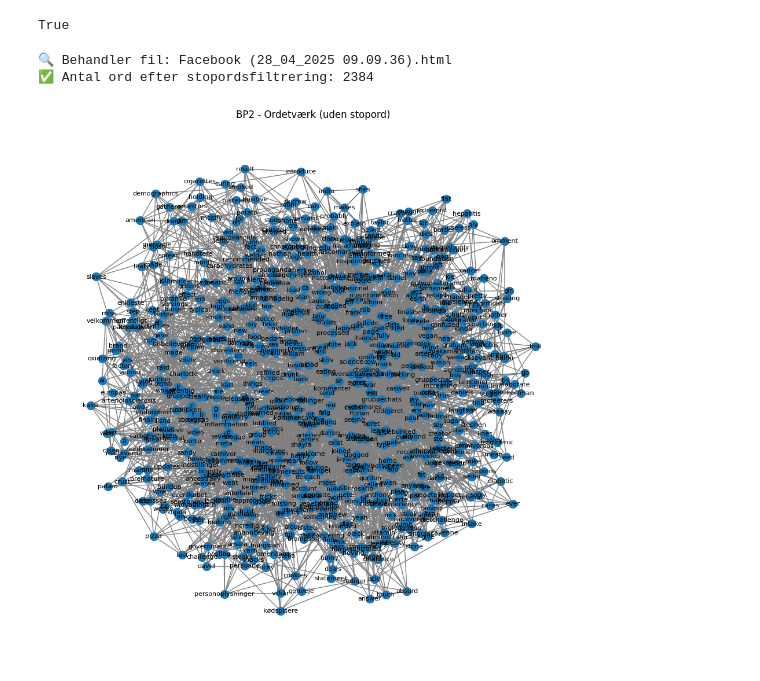
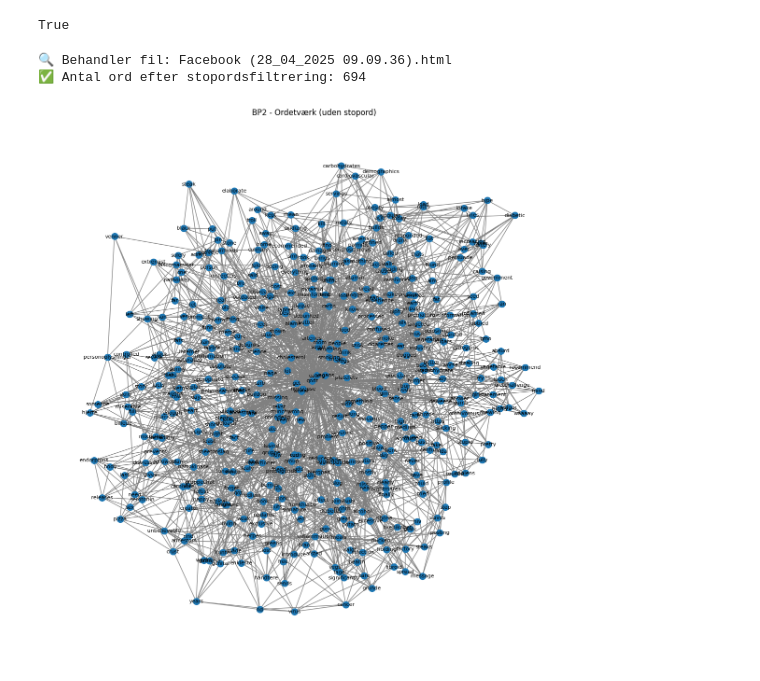
Before and after one commit to SRegaard/Workshop-1., a Jupyter notebook: Test_til_bp2.ipynb, the cells around one changed output. Drawn from its saved outputs; the diff is of its cells as text; code cells hidden in the pictures.

```diff
--- a/Test_til_bp2.ipynb
+++ b/Test_til_bp2.ipynb
@@ -51,17 +51,32 @@ True
 # 📌 5. Funktioner (med robust tokenizer + stopord på både dansk og engelsk)
 tokenizer = TreebankWordTokenizer()
 
-# Kombiner dansk og engelsk stopord
-stopord = set(stopwords.words('danish')) | set(stopwords.words('english'))
+# Egne interface-ord fra Facebooks feed
+interface_ord = {
+    # Engelske interface-ord
+    'like', 'likes', 'comment', 'comments', 'share', 'shares',
+    'watch', 'views', 'follow', 'followers', 'following',
+    'click', 'see', 'more', 'reply', 'others', 'see more', 'videos','settings','notifications'
 
-def udtraek_tekst_fra_html(filsti):
-    with open(filsti, 'r', encoding='utf-8') as f:
-        soup = BeautifulSoup(f, 'lxml')
-        return soup.get_text(separator=' ', strip=True)
+    # Danske oversættelser
+    'synes', 'synes godt om', 'kommentar', 'kommentarer', 'del', 'delinger',
+    'se', 'visninger', 'følg', 'følger', 'følgere',
+    'klik', 'mere', 'svar', 'andre', 'se mere', 'videoer', 'indstillinger','notifikationer','oversæt','oversættelse',
+
+    #Reaktioner
+    'aha', 'haha', 'lol', 'yay', 'hmm', 'huh', 'wow', 'omg', 'wtf', 'uff', 'øh', 'øv'
+}
+
+# Kombiner stopord: dansk, engelsk + interface
+stopord = (set(stopwords.words('danish')) |
+           set(stopwords.words('english')) |
+           interface_ord)
 
 def rens_og_tokeniser(tekst):
-    tokens = tokenizer.tokenize(tekst.lower())
-    tokens = [ord for ord in tokens if ord.isalpha() and ord not in stopord]  # Fjerner stopord
+    tokens = tokenizer.tokenize(tekst)
+    tokens = [ord for ord in tokens if ord.isalpha()]
+    tokens = [ord.lower() for ord in tokens if not ord.istitle() and ord.lower() not in stopord]
+    tokens = [ord for ord in tokens if len(ord) > 2]
     return tokens
 
 def byg_ordnetvaerk(tokens, vindue=5):
@@ -78,33 +93,33 @@ def byg_ordnetvaerk(tokens, vindue=5):
     return G
 
 def visualiser_netvaerk(G, titel="Ordetværk"):
-    plt.figure(figsize=(12, 12))
+    plt.figure(figsize=(15, 15))
     pos = nx.spring_layout(G, k=0.5)
     nx.draw_networkx(G, pos, with_labels=True, node_size=100, font_size=8, edge_color='gray')
     plt.title(titel)
     plt.axis('off')
     plt.show()
 
 # 📌 6. Sti til dine HTML-filer i repoet
 mappe_sti = "/content/BP2"
 
 # 📌 7. Behandl alle HTML-filer
 alle_tokens = []
 
 for filnavn in os.listdir(mappe_sti):
     if filnavn.endswith('.html'):
         print(f"🔍 Behandler fil: {filnavn}")
         filsti = os.path.join(mappe_sti, filnavn)
         tekst = udtraek_tekst_fra_html(filsti)
         tokens = rens_og_tokeniser(tekst)
         alle_tokens.extend(tokens)
 
 print(f"✅ Antal ord efter stopordsfiltrering: {len(alle_tokens)}")
 
 # 📌 8. Byg og vis ordnetværk
 G = byg_ordnetvaerk(alle_tokens)
 visualiser_netvaerk(G, titel="BP2 - Ordetværk (uden stopord)")
 # %% [output]
 🔍 Behandler fil: Facebook (28_04_2025 09.09.36).html
-✅ Antal ord efter stopordsfiltrering: 2384
+✅ Antal ord efter stopordsfiltrering: 694
-[figure, old version]
+[figure, new version]
```
